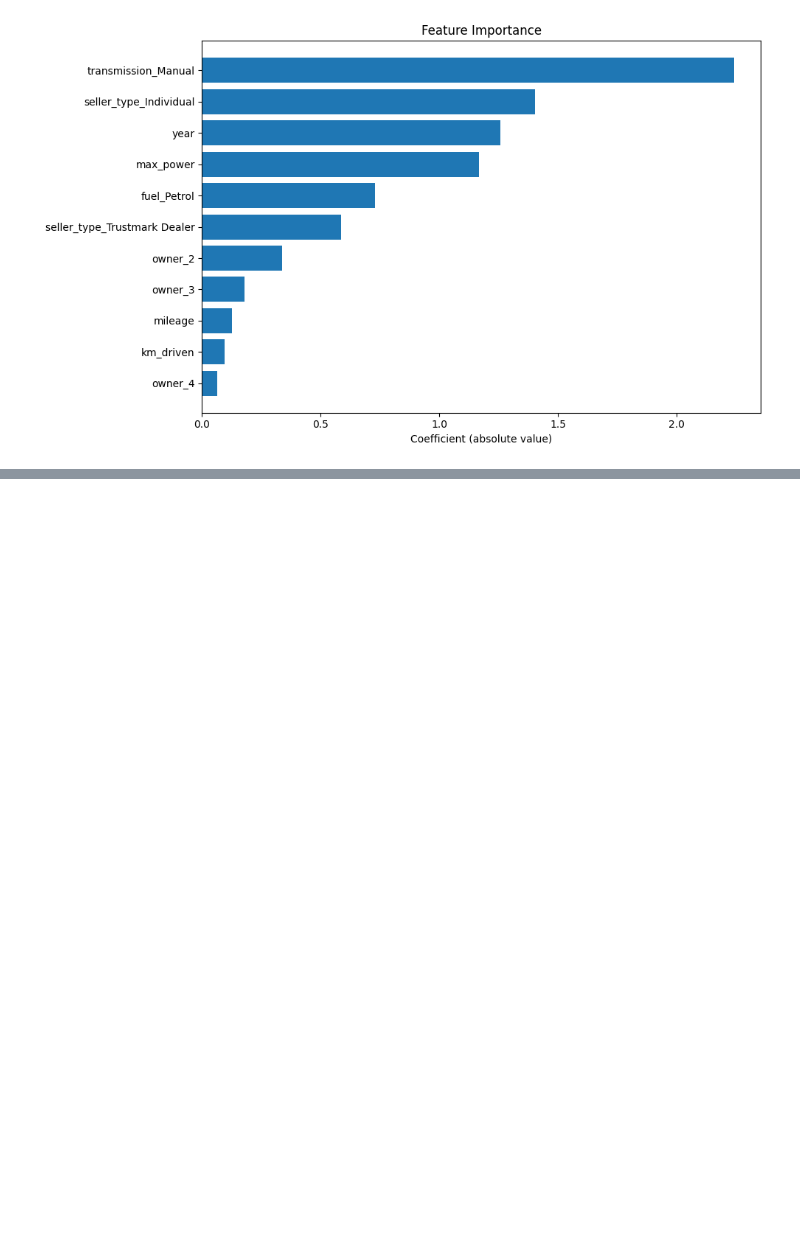
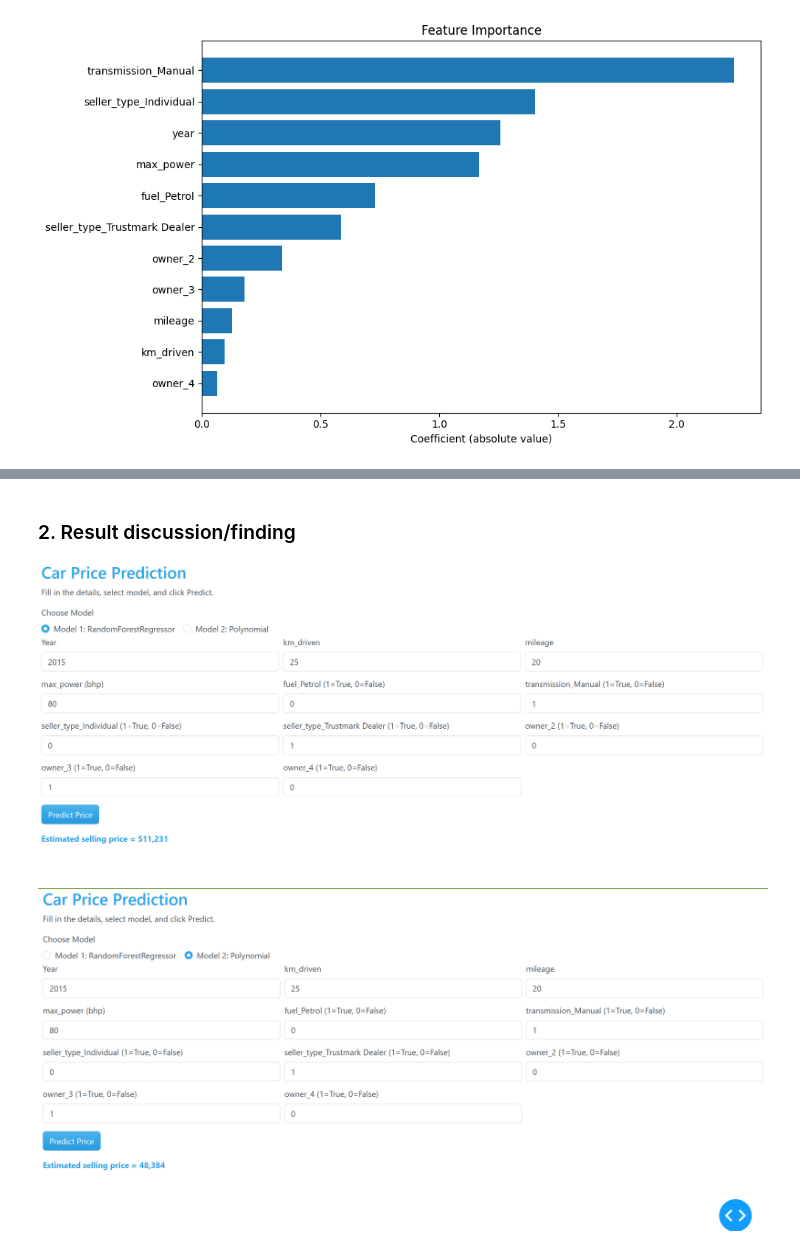
Before and after one commit to APS2542/ML-Assignment, a Jupyter notebook: notebooks/A2-Predicting Car Price_st126130.ipynb, the cells around one changed output, grey strips where cells are left out. Saved outputs shown, nothing was run; the diff lists cells and outputs as text; code cells hidden in the pictures; blank space fills up the shorter version.

```diff
--- a/notebooks/A2-Predicting Car Price_st126130.ipynb
+++ b/notebooks/A2-Predicting Car Price_st126130.ipynb
@@ -564,0 +554,10 @@ I found a very large gap in the predicted prices. RandomForest gave ≈ 511,231,
+# %% [markdown]
+### 2. Result discussion/finding
+# %%
+from IPython.display import Image, display
+
+display(Image("assets/model1.png"))
+display(Image("assets/model2.png"))
+# %% [output]
+[figure, added]
+[figure, added]
```
Also changed, not shown: parts of 4 cells of this notebook, 19 other files.
